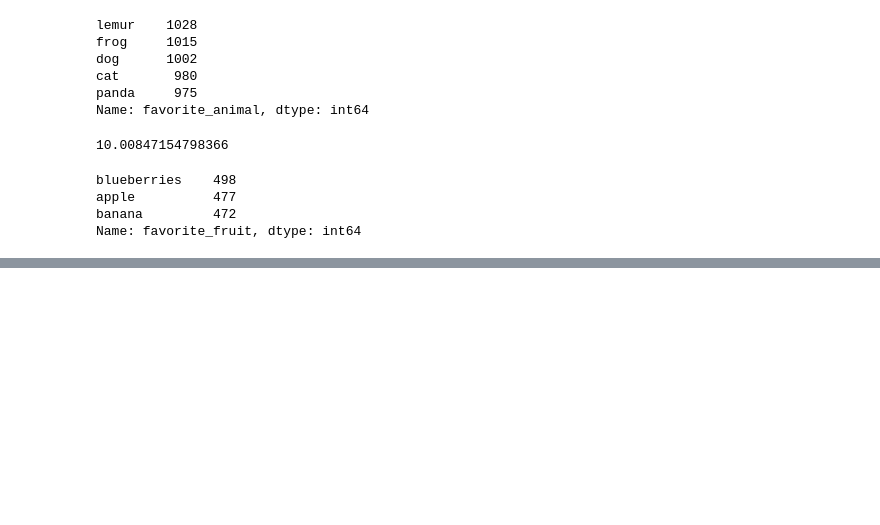
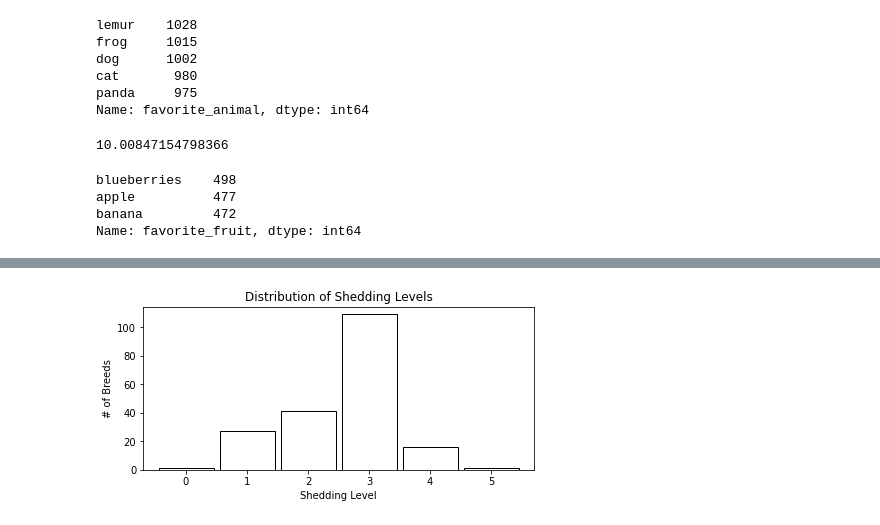
Before and after one commit to nicholas-dougherty/regression-exercises, a Jupyter notebook: warmup.ipynb, the cells around one changed output, grey strips where cells are left out. Cells and saved outputs as stored; diff of their text form; code cells hidden in the pictures; blank space fills up the shorter version.

```diff
--- a/warmup.ipynb
+++ b/warmup.ipynb
@@ -68,3 +72,5 @@ blueberries    498
 apple          477
 banana         472
 Name: favorite_fruit, dtype: int64
+# %%
+df = pd.read_csv('https://raw.githubusercontent.com/zgulde/tidytuesday/master/data/2022/2022-02-01/breed_traits.csv')
@@ -70,0 +115,6 @@ Name: favorite_fruit, dtype: int64
+# %%
+# What percentage of breeds fall into each value of adaptability level? Make a visualization like the one below showing this
+import matplotlib.pyplot as plt
+
+shedding_levels = df['Shedding Level'].value_counts().sort_index()
+shedding_levels / shedding_levels.sum()
@@ -70,0 +129,14 @@ Name: favorite_fruit, dtype: int64
+# %%
+shedding_levels.plot.bar(
+    width=.9,
+    ec='black',
+    fc='white',
+    figsize=(7, 3),
+    title='Distribution of Shedding Levels',
+    ylabel='# of Breeds',
+    xlabel='Shedding Level',
+)
+plt.xticks(rotation=0)
+plt.show()
+# %% [output]
+[figure, added]
```
Also changed, not shown: parts of 11 cells of this notebook.
